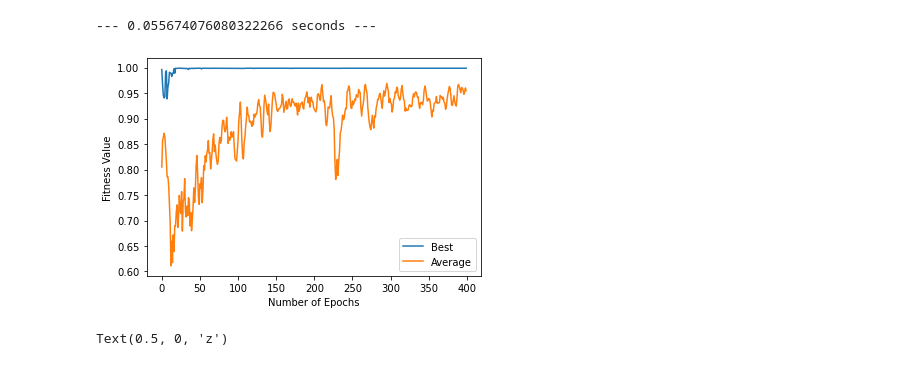
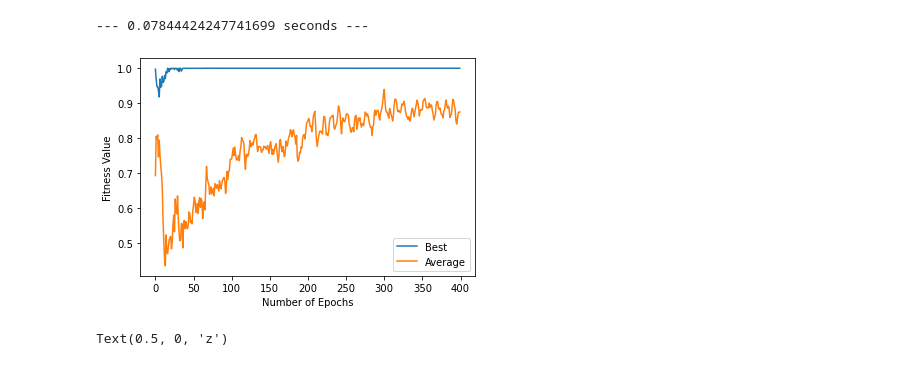
Before and after one commit to pdcos/evolutionary_algorithms, a Jupyter notebook: notebooks/depso_prototype.ipynb, the cells around one changed output. Saved outputs shown, nothing was run; the diff lists cells and outputs as text; code cells hidden in the pictures.

```diff
--- a/notebooks/depso_prototype.ipynb
+++ b/notebooks/depso_prototype.ipynb
@@ -69,16 +69,16 @@ class DEPSO():
 
         np.random.seed(seed=seed)
 
-        self.init_pop()
-        self.calculate_fitness()
-        self.update_gbest()
-        self.update_pbest()
-        self.update_speed()
-        self.update_position()
-        self.mutation()
-        self.crossover()
-        self.calculate_fitness()
-        self.selection()
+        #self.init_pop()
+        #self.calculate_fitness()
+        #self.update_gbest()
+        #self.update_pbest()
+        #self.update_speed()
+        #self.update_position()
+        #self.mutation()
+        #self.crossover()
+        #self.calculate_fitness()
+        #self.selection()
 
 
     def init_pop(self):
@@ -191,6 +191,9 @@ class DEPSO():
         self.u_g[aleat_index_ohe] = self.v_g[aleat_index_ohe]
 
     def selection(self):
+        #self.f_x_i = self.fitness_func(self.x_i, self.value_ranges).copy()
+        #self.f_u_g = self.fitness_func(self.u_g, self.value_ranges).copy()
+
         replacement_indices = self.f_u_g > self.f_x_i
         self.x_i[replacement_indices] = self.u_g[replacement_indices]
         self.f_x_i[replacement_indices] = self.f_u_g[replacement_indices]
@@ -213,10 +216,11 @@ class DEPSO():
             self.update_pbest()
             self.update_speed()
             self.update_position()
+            #self.calculate_fitness()
             self.mutation()
             self.crossover()
+            self.selection()
             self.calculate_fitness()
-            self.selection()
             self.callback()
         print("--- %s seconds ---" % (time.time() - start_time))
         return self.pbest
@@ -226,35 +230,35 @@ class DEPSO():
         plt.plot(self.avg_ind_list, label="Average")
         plt.xlabel("Number of Epochs")
         plt.ylabel("Fitness Value")
         plt.legend()
         plt.show()
 
 
 
 
 
 depso = DEPSO(
                 num_epochs=400,
                 pop_size=100,
                 chrom_length=2,
                 n_best=2,
                 global_factor = 0.1,
                 local_factor = 0.1,
                 speed_factor = 0.8,
                 v_max=2,
                 value_ranges=[(-10,10), (-10,10)],
                 fitness_func=schaffer_function,
                 neighborhood_mode='self',
                 maintain_history=True,
                 crossover_rate = 0.8
 
             )
 
 best_solutions = depso.fit()
 depso.plot()
 # %% [output]
---- 0.055674076080322266 seconds ---
+--- 0.07844424247741699 seconds ---
-[figure, old version]
+[figure, new version]
 # %%
 def schaffer_function_plot(x,y):
     g = 0.5 + (np.power((np.sin( np.sqrt( np.power(x, 2) + np.power(y, 2)))), 2) - 0.5)/ \
```
Also changed, not shown: parts of 1 cell of this notebook, 1 other file.
